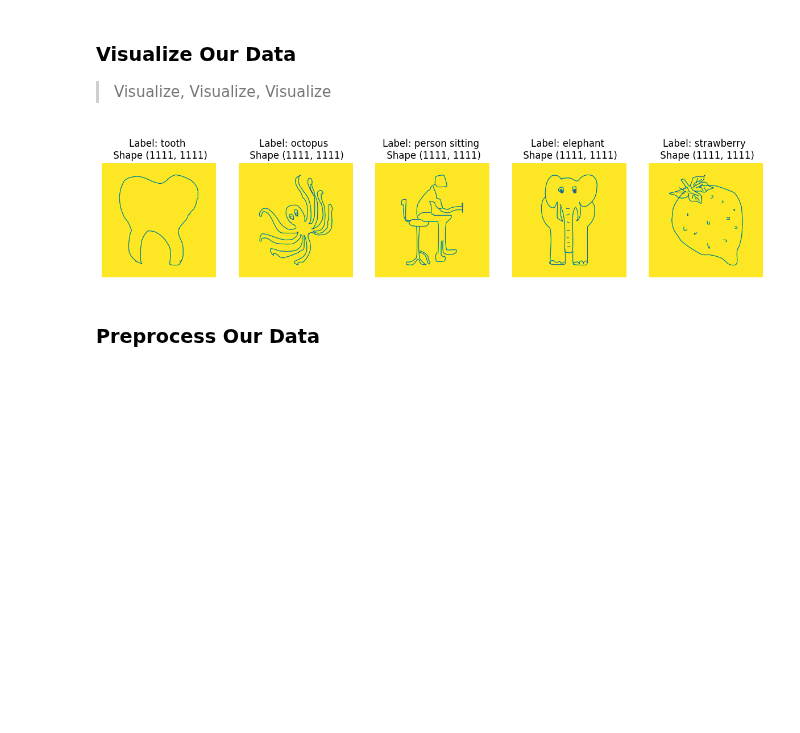
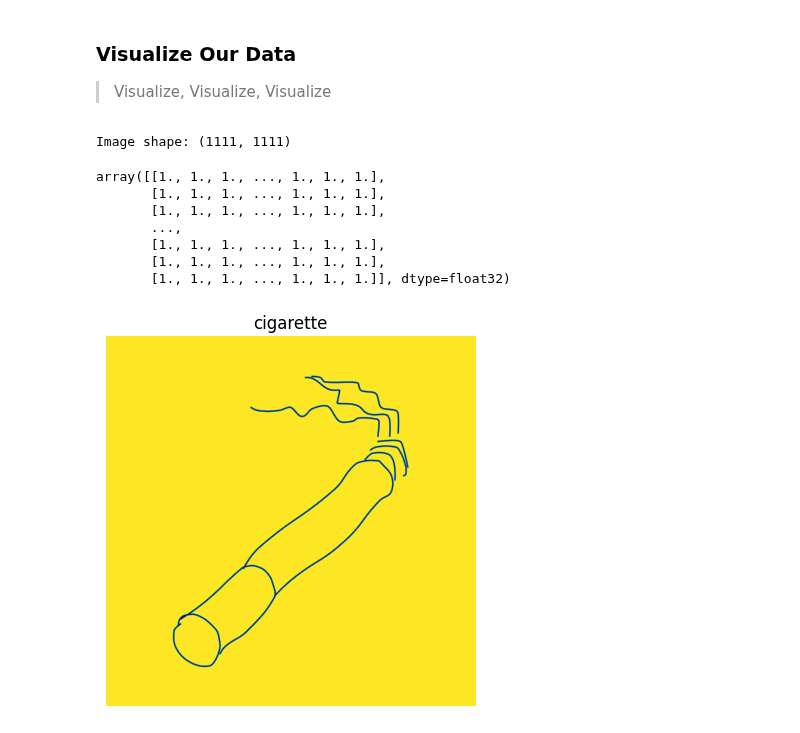
Before and after one commit to supermarios77/DoodleIt, a Jupyter notebook: Machine Learning/DoodleIt.ipynb, the cells around one changed output. Cells and saved outputs as stored; diff of their text form; code cells hidden in the pictures; blank space fills up the shorter version.

Commit message:
✏ Edit DoodleIt.ipynb

```diff
--- a/Machine Learning/DoodleIt.ipynb
+++ b/Machine Learning/DoodleIt.ipynb
@@ -69,0 +70,4 @@ dataset_path = "/content/DoodleItDataset"
+# %%
+data_dir = "/content/DoodleItDataset"
+train_dir = "/content/DoodleItDataset/train-folder"
+test_dir = "/content/DoodleItDataset/test-folder"
@@ -152,0 +108,12 @@ test_labels = test_labels[indices_to_keep_test]
+# %%
+# Get the class names for our dataset
+
+import pathlib
+
+import numpy as np
+
+data_dir = pathlib.Path(train_dir)
+
+class_names = np.array(sorted([item.name for item in data_dir.glob('*')]))
+
+print(class_names)
@@ -161,33 +231,36 @@ import random
 
 # Create a function to display random images with labels
 
-def display_random_images(images, labels, num_images=5):
+def view_random_image(target_dir, target_class):
 
-    plt.figure(figsize=(15, 5))
+  # Setup target directory (we'll view images from here)
 
-    for i in range(num_images):
+  target_folder = target_dir + target_class
 
-        # Select a random index
-        index = random.randint(0, len(images) - 1)
+  # Get a random image path
 
-        # Load and display the image
+  random_image = random.sample(os.listdir(target_folder), 1)
 
-        img = mpimg.imread(images[index])
+  # Read in the image and plot it using matplotlib
+  img = mpimg.imread(target_folder + "/" + random_image[0])
+  plt.imshow(img)
+  plt.title(target_class)
+  plt.axis("off");
 
-        plt.subplot(1, num_images, i + 1)
+  print(f"Image shape: {img.shape}") # show the shape of the image
 
-        plt.imshow(img)
-
-        plt.title(f'Label: {labels[index]} \n Shape {img.shape}')
-
-        plt.axis('off')
-
-    plt.show()
+  return img
 # %%
 # Display random images from the training set
 
-display_random_images(train_images, train_labels)
+view_random_image(train_dir + '/', random.choice(class_names))
 # %% [output]
+Image shape: (1111, 1111)
+array([[1., 1., 1., ..., 1., 1., 1.],
+       [1., 1., 1., ..., 1., 1., 1.],
+       [1., 1., 1., ..., 1., 1., 1.],
+       ...,
+       [1., 1., 1., ..., 1., 1., 1.],
+       [1., 1., 1., ..., 1., 1., 1.],
+       [1., 1., 1., ..., 1., 1., 1.]], dtype=float32)
-[figure, old version]
+[figure, new version]
-# %% [markdown]
-### **Preprocess Our Data**
```
Also changed, not shown: parts of 35 cells of this notebook, 1 other file.
